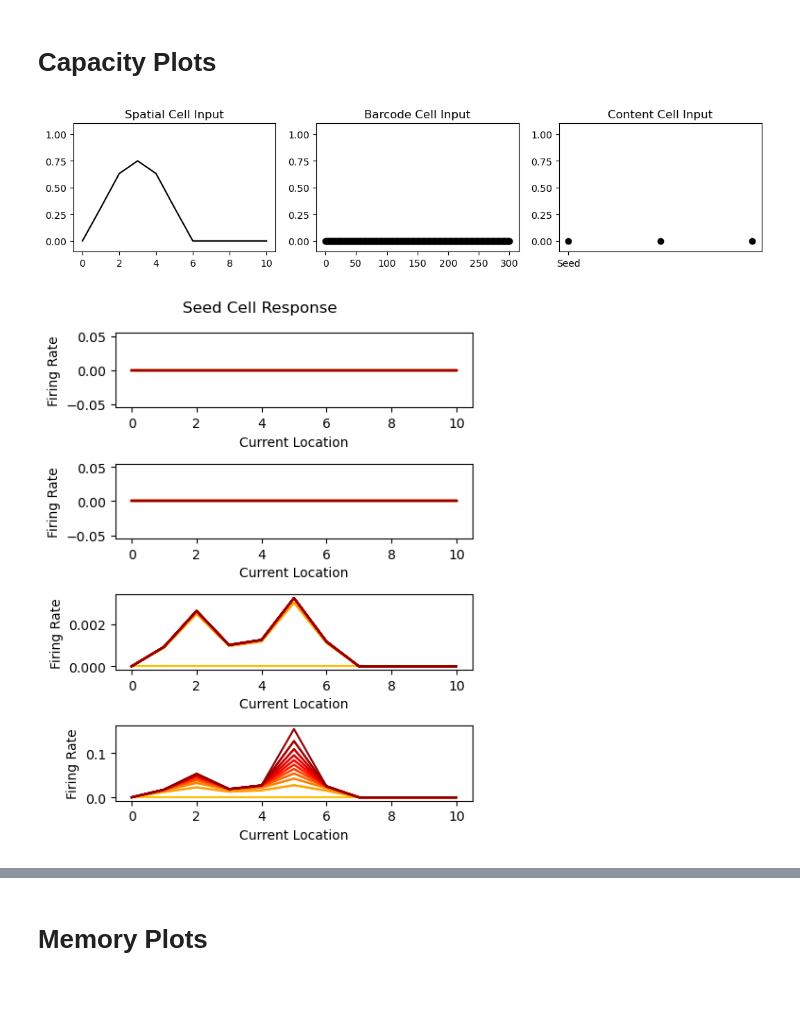
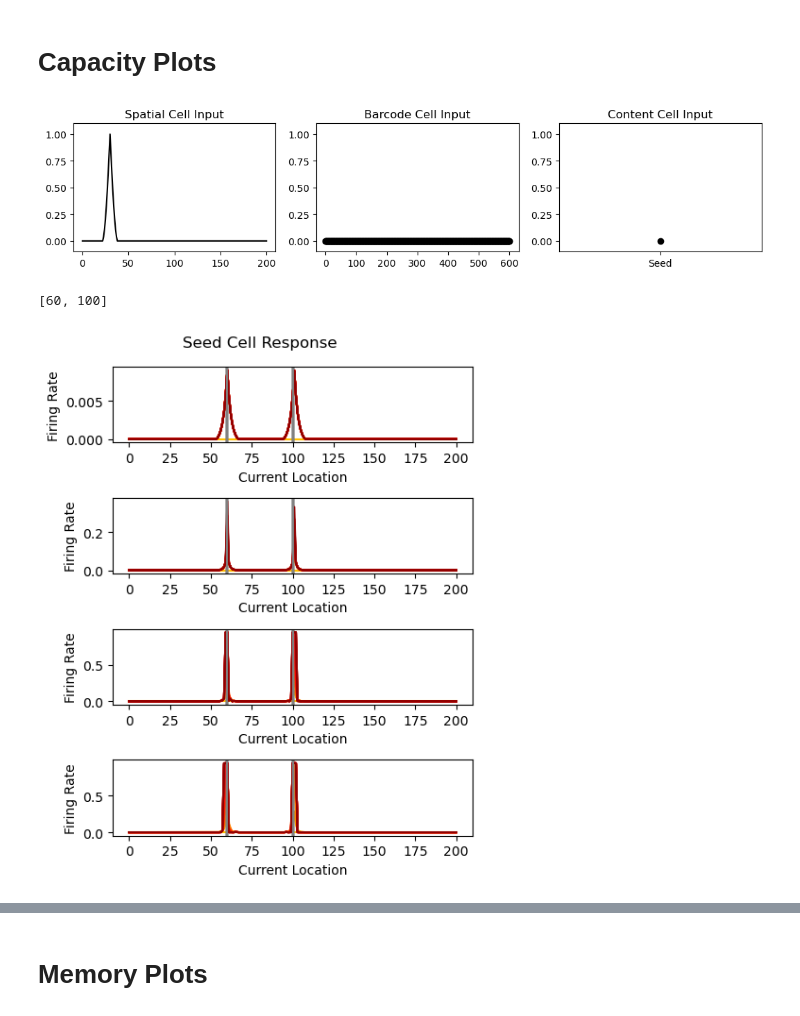
Before and after one commit to chingf/barcodes, a Jupyter notebook: Sandbox.ipynb, the cells around one changed output, grey strips where cells are left out. Saved outputs shown, nothing was run; the diff lists cells and outputs as text; code cells hidden in the pictures.

```diff
--- a/Sandbox.ipynb
+++ b/Sandbox.ipynb
@@ -46,9 +56,9 @@ from scipy.special import softmax
 # %% [markdown]
 # Network initialization
 # %%
-n_spatial = 11
-n_barcode = 301 # Must be >= n_spatial
-n_cache = 3 # Three types
+n_spatial = 201
+n_barcode = 601 #501 # Must be >= n_spatial
+n_cache = 1 # Three types
 # %%
 N = n_spatial + n_barcode + n_cache
 # %%
@@ -75,10 +121,16 @@ J[s_start:s_end, b_start:b_end] = J[b_start:b_end, s_start:s_end].T
 # Task-defined connections
 # %%
 # Many-to-one connections from barcode to cache type (W_bc)
-seed_locs = [2, 5]
-curr_loc = [3]
-val = 1.
 for l in seed_locs:
-    bs = b_start + space_to_bar[l]
-    J[bs, SEED] = val
-    J[SEED, bs] = val
+    bump = make_bump(n_spatial, l)
+    b_activations = J[b_start:b_end, s_start:s_end]@bump
+    print(np.argmax(bump))
+    b = np.argwhere(b_activations == b_activations.max())
+    print(b)
+    J[b_start + b, SEED] = 1/b.size
+    J[SEED, b_start + b] = 1/b.size
+    plt.figure()
+    plt.figure()
+    plt.plot(b_activations, color='green')
+    plt.plot(J[b_start:b_end, l], color='blue')
+    plt.show()
@@ -129,9 +173,9 @@ def get_activity(
     x_prev = i
     activities = []
     for t in range(T):
-        x = J@(0.9*x_prev) + i
+        x = J@(0.95*x_prev) + i
         x[b_start:b_end] = softmax(x[b_start:b_end]*softmax_temp)
-        x[b_start:b_end] -= 1.2/n_barcode
+        x[b_start:b_end] -= 1.1/n_barcode
         x = relu(x)
         x_prev = x
         activities.append(np.copy(x))
@@ -140,8 +184,7 @@ def get_activity(
 # Capacity Plots
 # %%
 i = np.zeros(N)
-i[s_start:s_end] = make_bump(n_spatial, 3, vm_params=(5,0.85))*0.02
-i[s_start:s_end] = make_bump(n_spatial, 3, vm_params=None)*0.75
+i[s_start:s_end] = make_bump(n_spatial, 30)
 i[b_start:b_end] = 0.
 
 fig, axs = plt.subplots(1, 3, figsize=(6.4*2, 4.8*0.5))
@@ -156,31 +199,37 @@ for ax in axs:
     ax.set_ylim(-.1, 1.1)
 plt.show()
 # %% [output]
-[figure, old version]
+[figure, new version]
+# %%
+seed_locs
+# %% [output]
+[60, 100]
 # %%
 T = 20
 noise_std = 0.
-temps = [0.5, 1, 3, 10]
+temps = [2,4,5,6]
+bump_strength = 1.
 fig, axs = plt.subplots(4, 1, figsize=(6.4*0.75, 4.8*1.25))
 
 for temp_idx, temp in enumerate(temps):
     T_lines = [[] for _ in range(T)]
     for loc in np.arange(n_spatial):
         i = np.zeros(N)
-        i[s_start:s_end] = make_bump(n_spatial, loc)
-        noisy_i = i + np.random.normal(0, 0., size=i.size)
-        activities = get_activity(T, noisy_i, softmax_temp=temp)
+        i[s_start:s_end] = make_bump(n_spatial, loc)*bump_strength
+        activities = get_activity(T, i, softmax_temp=temp)
         for t in range(T):
             x = activities[t]
             T_lines[t].append(x[SEED])
     color = plt.cm.hot_r(np.linspace(0.35, 0.8, T))
     for t in range(T):
         line = T_lines[t]
         axs[temp_idx].plot(line, label=t, color=color[t])
         axs[temp_idx].set_ylabel('Firing Rate')
         axs[temp_idx].set_xlabel('Current Location')
+        axs[temp_idx].axvline(seed_locs[0], color='gray')
+        axs[temp_idx].axvline(seed_locs[1], color='gray')
 plt.suptitle('Seed Cell Response')
 plt.tight_layout()
 plt.show()
 # %% [output]
-[figure, old version]
+[figure, new version]
```
Also changed, not shown: parts of 24 cells of this notebook.
